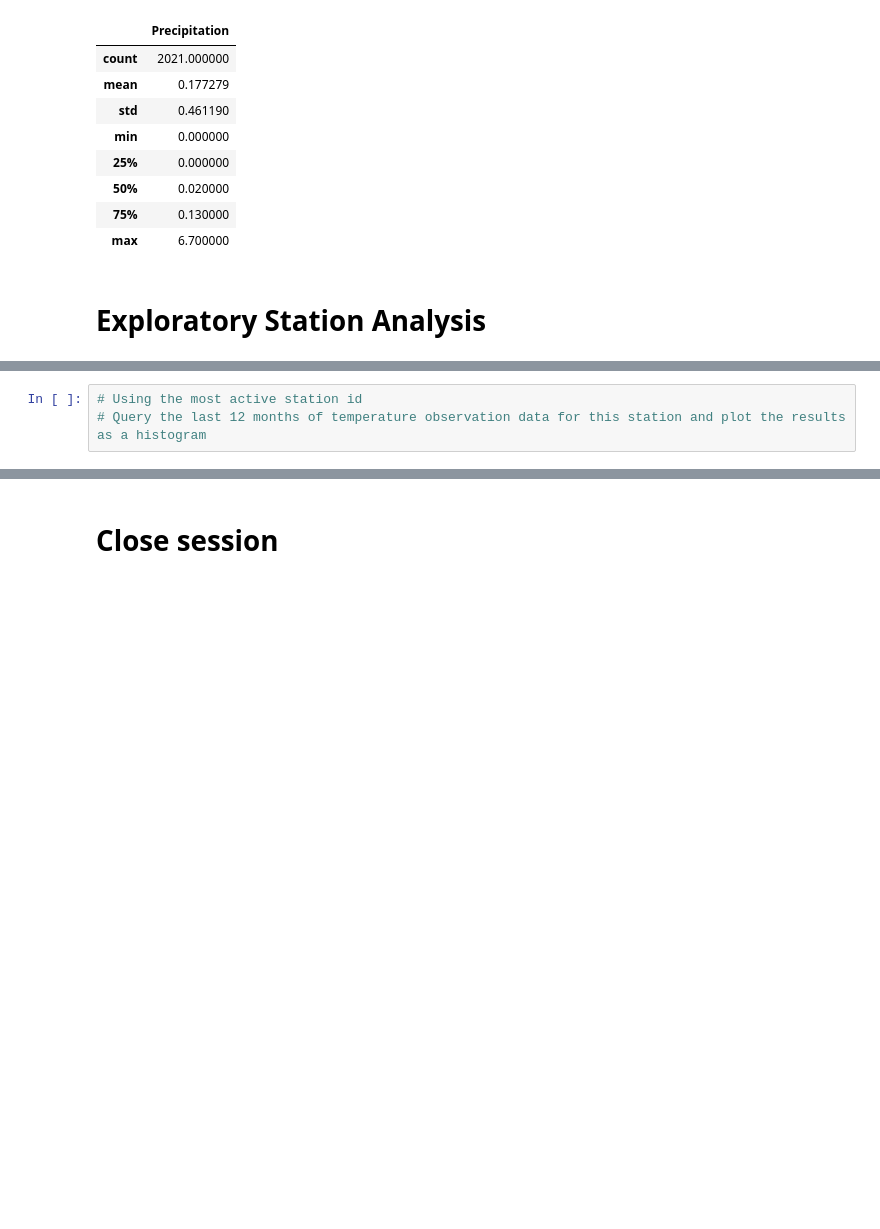
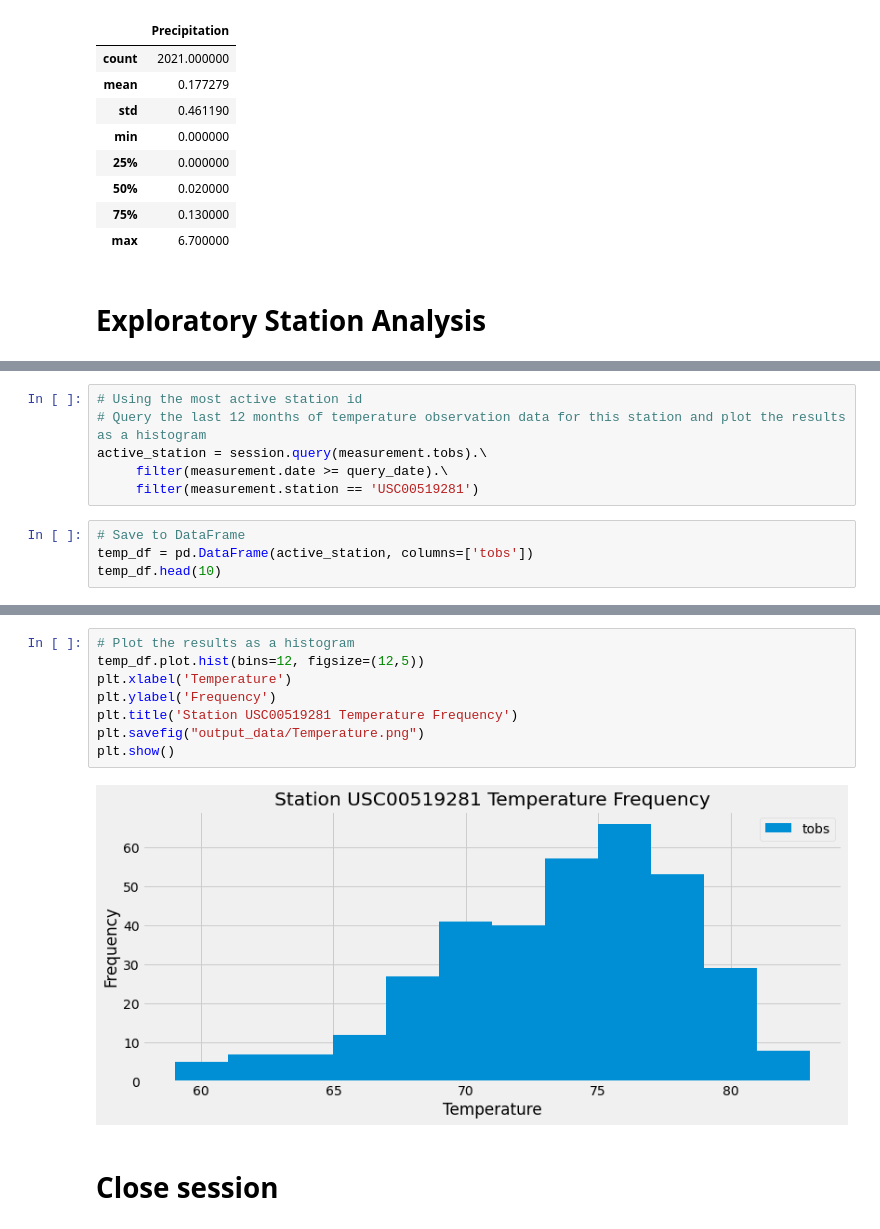
Before and after one commit to bmshoemaker/sqlalchemy-challenge, a Jupyter notebook: climate_starter.ipynb, the cells around one changed output, grey strips where cells are left out. Saved outputs shown, nothing was run; the diff lists cells and outputs as text; blank space fills up the shorter version.

```diff
--- a/climate_starter.ipynb
+++ b/climate_starter.ipynb
@@ -156,3 +184,10 @@ AttributeError: Neither 'InstrumentedAttribute' object nor 'Comparator' object a
 # %%
 # Using the most active station id
 # Query the last 12 months of temperature observation data for this station and plot the results as a histogram
+active_station = session.query(measurement.tobs).\
+     filter(measurement.date >= query_date).\
+     filter(measurement.station == 'USC00519281')
+# %%
+# Save to DataFrame
+temp_df = pd.DataFrame(active_station, columns=['tobs'])
+temp_df.head(10)
@@ -159,3 +206,13 @@ AttributeError: Neither 'InstrumentedAttribute' object nor 'Comparator' object a
+# %%
+# Plot the results as a histogram
+temp_df.plot.hist(bins=12, figsize=(12,5))
+plt.xlabel('Temperature')
+plt.ylabel('Frequency')
+plt.title('Station USC00519281 Temperature Frequency')
+plt.savefig("output_data/Temperature.png")
+plt.show()
+# %% [output]
+[figure, added]
 # %% [markdown]
 # Close session
 # %%
```
Also changed, not shown: parts of 8 cells of this notebook, 2 other files.
